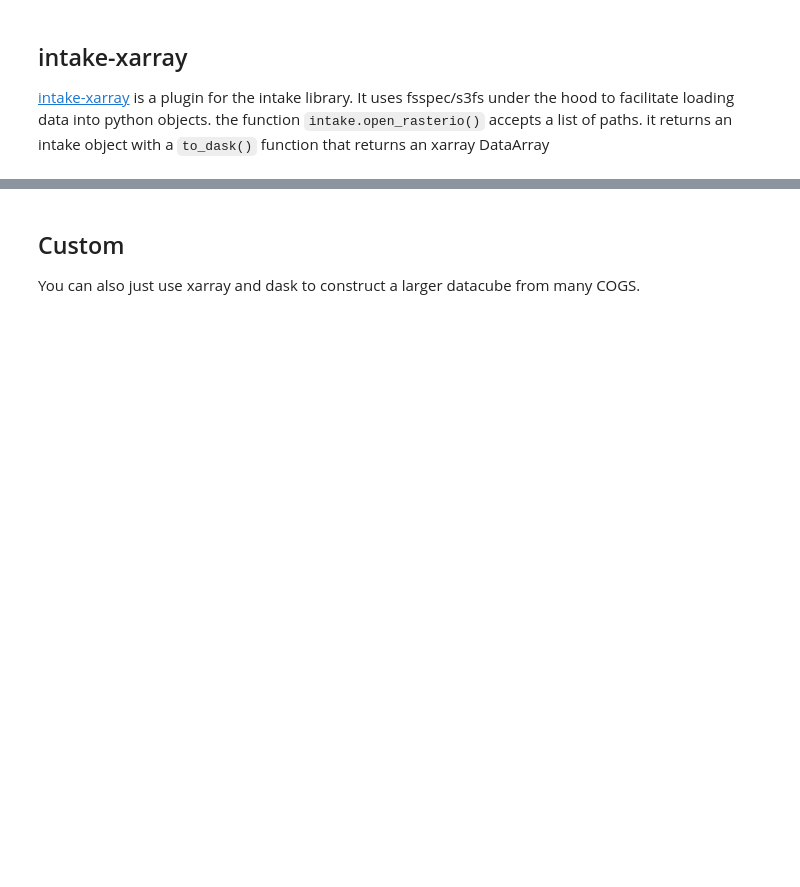
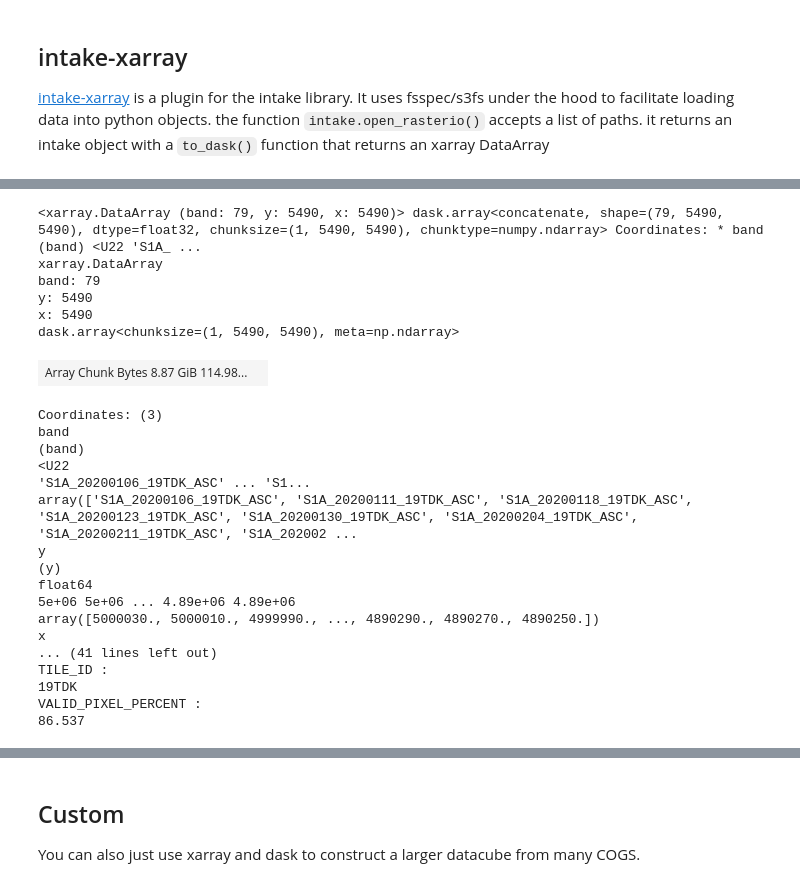
Before and after one commit to aws-samples/asdi-smsl-demo-delta, a Jupyter notebook: Compare-GeoTiffs-S3.ipynb, the cells around one changed output, grey strips where cells are left out. Cells and saved outputs as stored; diff of their text form; code cells hidden in the pictures; blank space fills up the shorter version.

```diff
--- a/Compare-GeoTiffs-S3.ipynb
+++ b/Compare-GeoTiffs-S3.ipynb
@@ -36,7 +37,7 @@ env = dict(GDAL_DISABLE_READDIR_ON_OPEN='EMPTY_DIR',
 os.environ.update(env)
 
 #define year in scope
-year = '2019'
+year = '2020'
 # %% [markdown]
 https://sentinel-s1-rtc-indigo-docs.s3-us-west-2.amazonaws.com/data_format.html
 # %%
@@ -91,5 +135,6 @@ ds
 pattern = 's3://sentinel-s1-rtc-indigo/tiles/RTC/1/IW/19/T/DK/' + year + '/{band}/Gamma0_VV.tif'
 chunks=dict(band=1, x=5490, y=5490)
 sources = intake.open_rasterio(images[:], chunks=chunks, path_as_pattern=pattern, concat_dim='band')
-da = sources.to_dask()
-da
+ds = sources.to_dask()
+ds
+# %% [output]
@@ -96,2 +143,26 @@ da
+<xarray.DataArray (band: 79, y: 5490, x: 5490)> dask.array<concatenate, shape=(79, 5490, 5490), dtype=float32, chunksize=(1, 5490, 5490), chunktype=numpy.ndarray> Coordinates: * band (band) <U22 'S1A_ ...
+xarray.DataArray
+band: 79
+y: 5490
+x: 5490
+dask.array<chunksize=(1, 5490, 5490), meta=np.ndarray>
+| Array Chunk Bytes 8.87 GiB 114.98... |  |
+Coordinates: (3)
+band
+(band)
+<U22
+'S1A_20200106_19TDK_ASC' ... 'S1...
+array(['S1A_20200106_19TDK_ASC', 'S1A_20200111_19TDK_ASC', 'S1A_20200118_19TDK_ASC', 'S1A_20200123_19TDK_ASC', 'S1A_20200130_19TDK_ASC', 'S1A_20200204_19TDK_ASC', 'S1A_20200211_19TDK_ASC', 'S1A_202002 ...
+y
+(y)
+float64
+5e+06 5e+06 ... 4.89e+06 4.89e+06
+array([5000030., 5000010., 4999990., ..., 4890290., 4890270., 4890250.])
+x
+... (41 lines left out)
+TILE_ID :
+19TDK
+VALID_PIXEL_PERCENT :
+86.537
 # %%
 import hvplot.xarray
```
Also changed, not shown: parts of 10 cells of this notebook.
